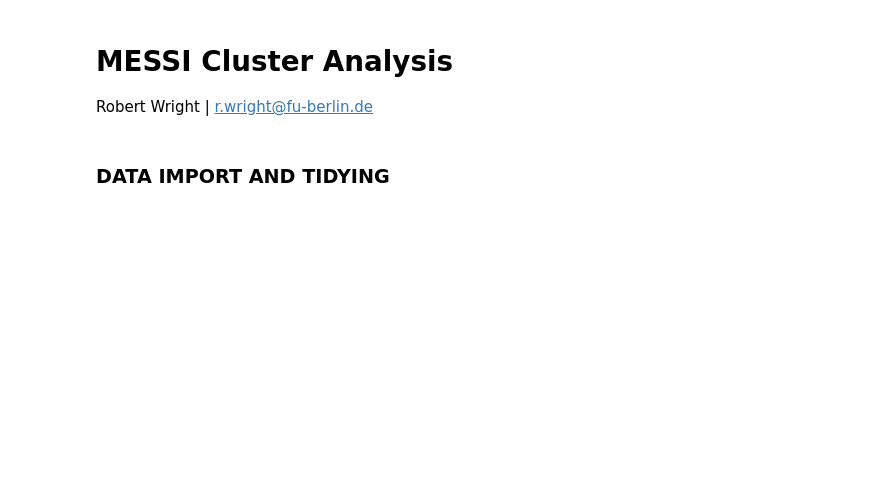
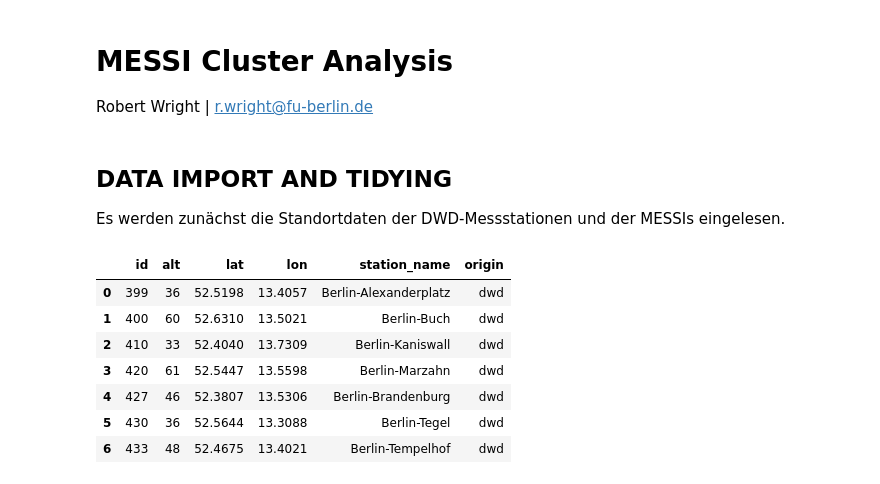
Before and after one commit to vegan-schnitzel/messi-cluster-analysis, a Jupyter notebook: code/main.ipynb, the cells around one changed output. Saved outputs shown, nothing was run; the diff lists cells and outputs as text; code cells hidden in the pictures; blank space fills up the shorter version.

```diff
--- a/code/main.ipynb
+++ b/code/main.ipynb
@@ -7,2 +13,23 @@ import pandas as pd
 # %% [markdown]
-### DATA IMPORT AND TIDYING
+## DATA IMPORT AND TIDYING
+
+Es werden zunächst die Standortdaten der DWD-Messstationen und der MESSIs eingelesen.
+# %%
+# import location of dwd stations
+dwd_loc = pd.read_csv("../data/stationen_berlin_brandenburg.txt", delim_whitespace=True)
+
+dwd_loc = (dwd_loc
+    .drop(["von_datum", "bis_datum", "Bundesland"], axis="columns")
+    .rename(columns = {"Stationshoehe": "alt", "geoBreite": "lat", "geoLaenge": "lon", "Stationsname": "station_name", "Stations_id": "id"})
+)
+dwd_loc["origin"] = "dwd"
+dwd_loc
+# %% [output]
+|  | id | alt | lat | lon | station_name | origin |
+| 0 | 399 | 36 | 52.5198 | 13.4057 | Berlin-Alexanderplatz | dwd |
+| 1 | 400 | 60 | 52.6310 | 13.5021 | Berlin-Buch | dwd |
+| 2 | 410 | 33 | 52.4040 | 13.7309 | Berlin-Kaniswall | dwd |
+| 3 | 420 | 61 | 52.5447 | 13.5598 | Berlin-Marzahn | dwd |
+| 4 | 427 | 46 | 52.3807 | 13.5306 | Berlin-Brandenburg | dwd |
+| 5 | 430 | 36 | 52.5644 | 13.3088 | Berlin-Tegel | dwd |
+| 6 | 433 | 48 | 52.4675 | 13.4021 | Berlin-Tempelhof | dwd |
```
Also changed, not shown: parts of 19 cells of this notebook, 4 other files.
